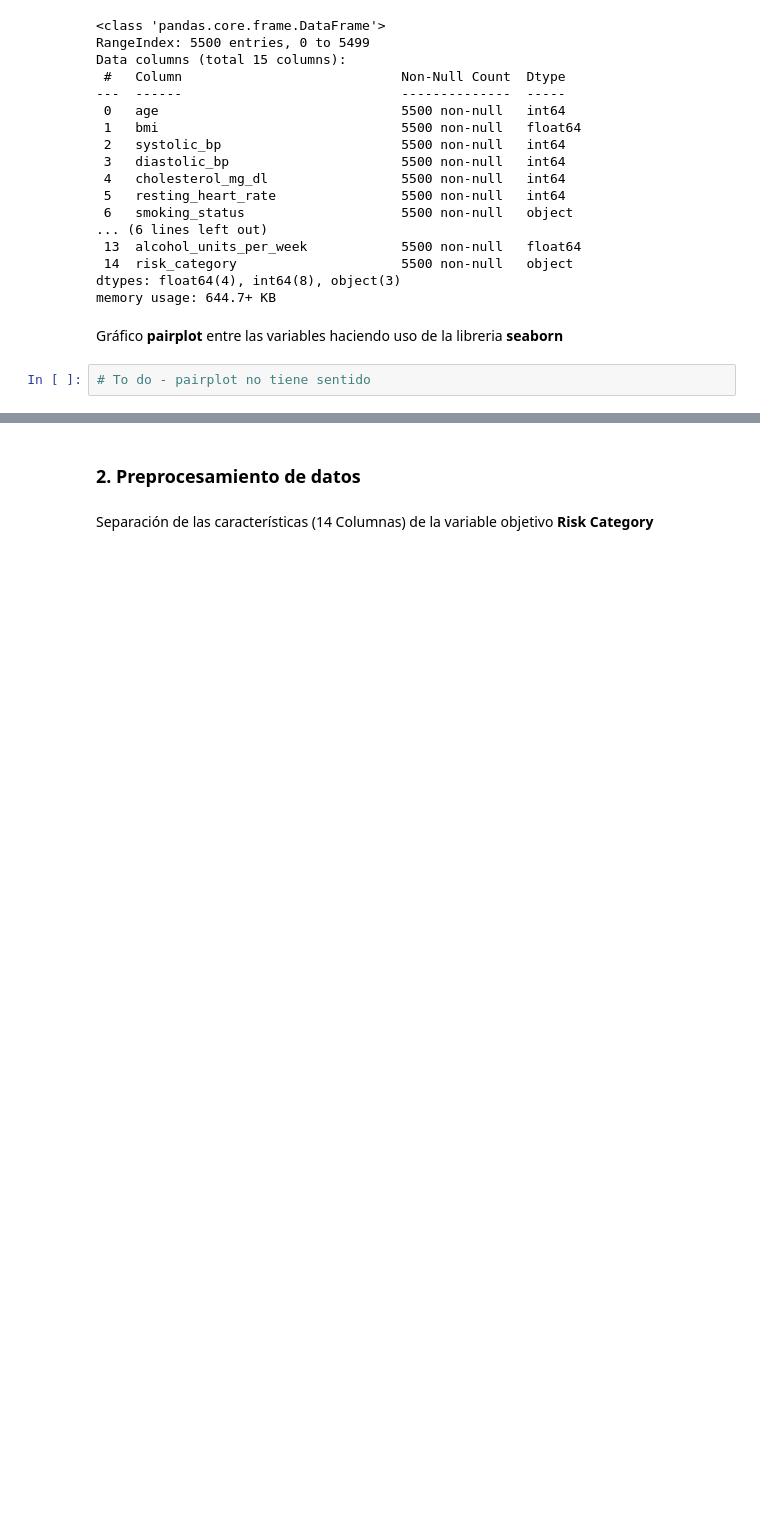
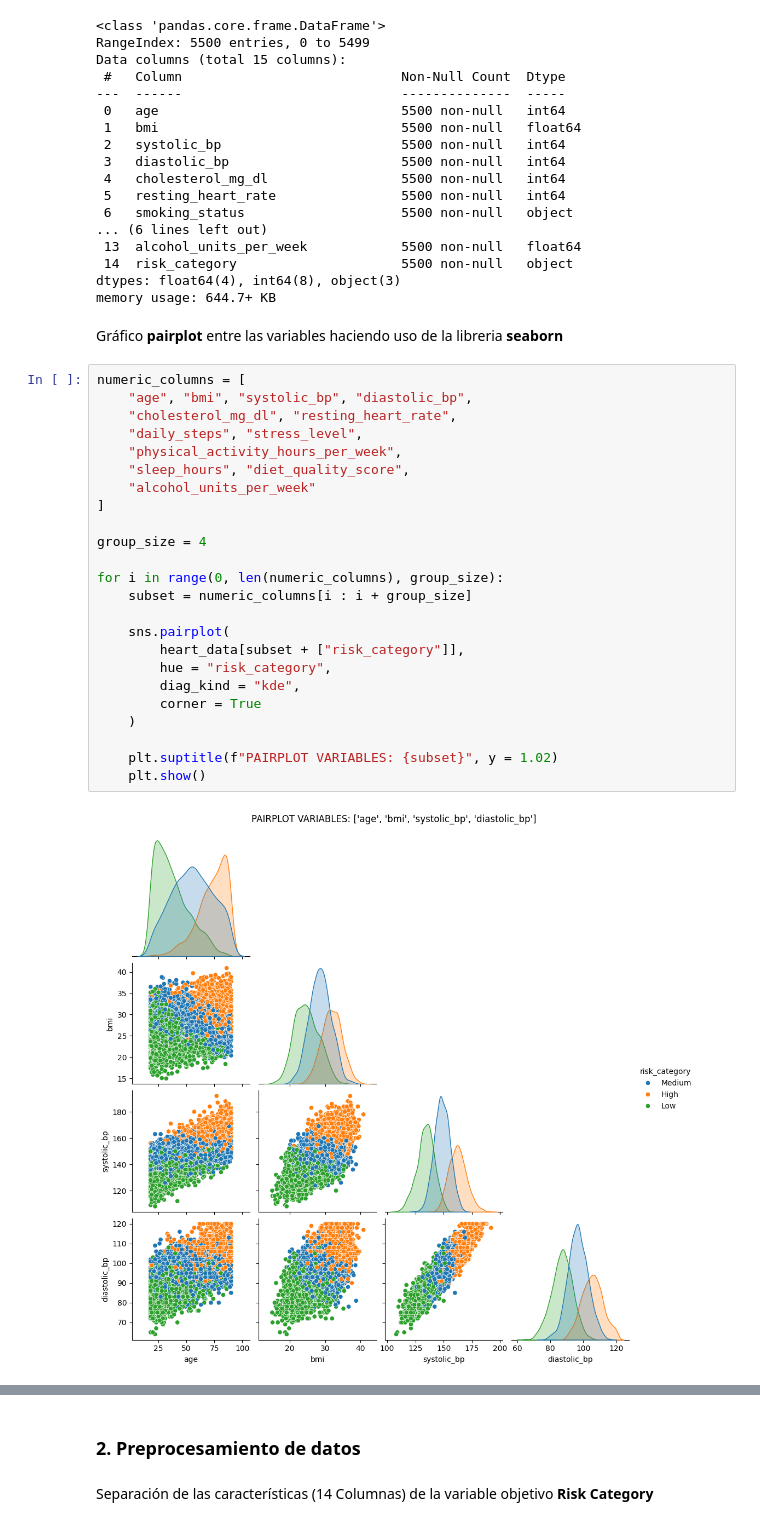
Before and after one commit to ISIS-4219-Assignments/Assignment-3, a Jupyter notebook: src/laboratorio_3_actividad.ipynb, the cells around one changed output, grey strips where cells are left out. Saved outputs shown, nothing was run; the diff lists cells and outputs as text; blank space fills up the shorter version.

Commit message:
Pairplot over variables

```diff
--- a/src/laboratorio_3_actividad.ipynb
+++ b/src/laboratorio_3_actividad.ipynb
@@ -137,4 +137,28 @@ memory usage: 644.7+ KB
 # %% [markdown]
 Gráfico **pairplot** entre las variables haciendo uso de la libreria **seaborn**
 # %%
-# To do - pairplot no tiene sentido
+numeric_columns = [
+    "age", "bmi", "systolic_bp", "diastolic_bp",
+    "cholesterol_mg_dl", "resting_heart_rate",
+    "daily_steps", "stress_level",
+    "physical_activity_hours_per_week",
+    "sleep_hours", "diet_quality_score",
+    "alcohol_units_per_week"
+]
+
+group_size = 4
+
+for i in range(0, len(numeric_columns), group_size):
+    subset = numeric_columns[i : i + group_size]
+
+    sns.pairplot(
+        heart_data[subset + ["risk_category"]],
+        hue = "risk_category",
+        diag_kind = "kde",
+        corner = True
+    )
+
+    plt.suptitle(f"PAIRPLOT VARIABLES: {subset}", y = 1.02)
+    plt.show()
+# %% [output]
+[figure, added]
```
Also changed, not shown: parts of 1 cell of this notebook.
